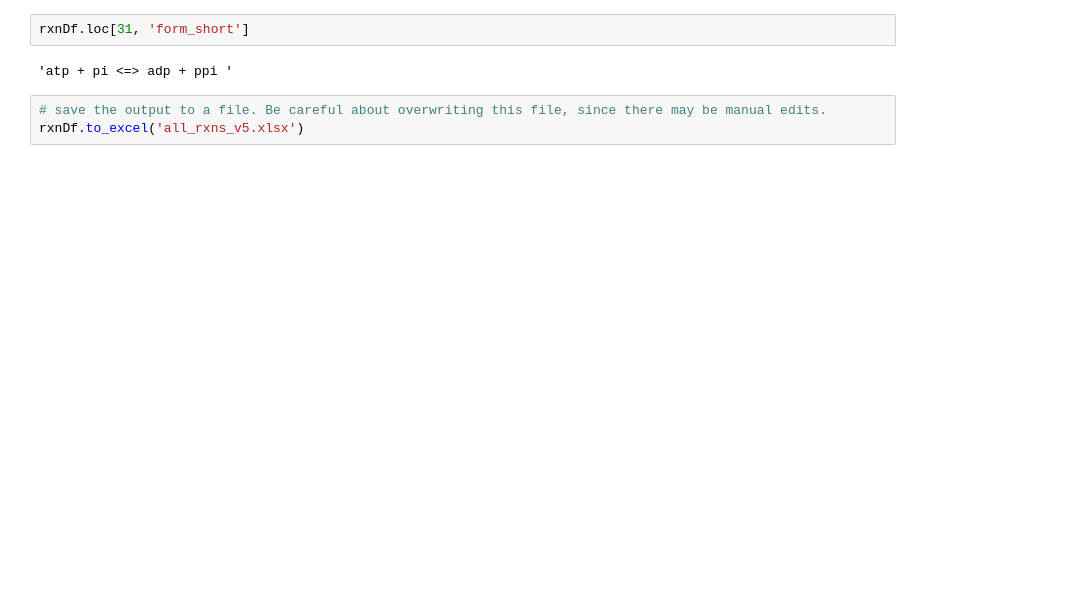
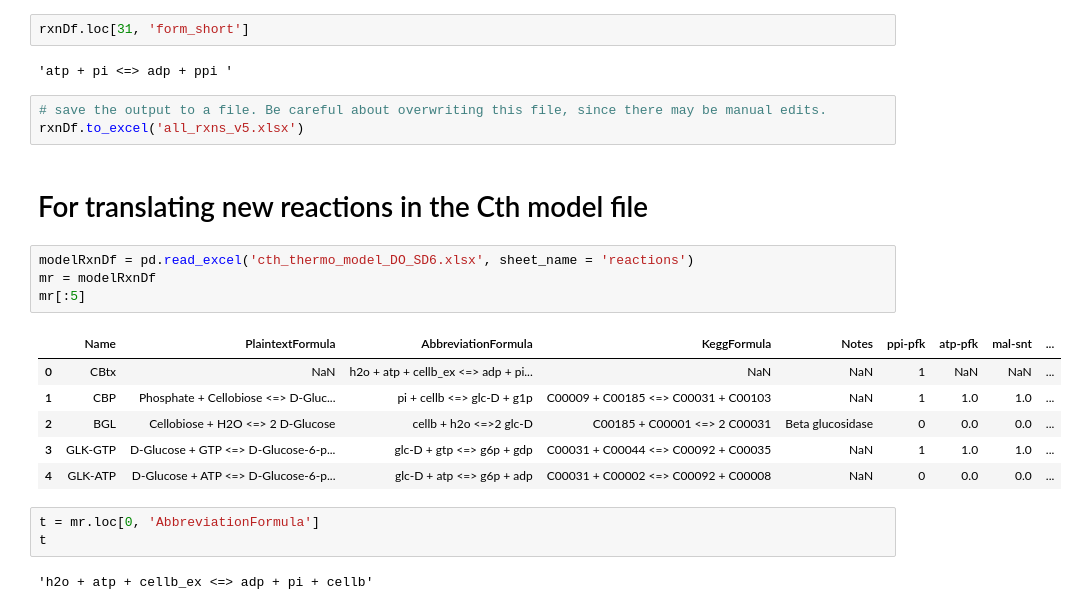
Before and after one commit to satyakamdash/Ctherm_thermo, a Jupyter notebook: Making_reactions_file.ipynb, the cells around one changed output. Cells and saved outputs as stored; diff of their text form; blank space fills up the shorter version.

```diff
--- a/Making_reactions_file.ipynb
+++ b/Making_reactions_file.ipynb
@@ -91,3 +121,21 @@ rxnDf.loc[31, 'form_short']
 # %%
 # save the output to a file. Be careful about overwriting this file, since there may be manual edits.
 rxnDf.to_excel('all_rxns_v5.xlsx')
+# %% [markdown]
+# For translating new reactions in the Cth model file
+# %%
+modelRxnDf = pd.read_excel('cth_thermo_model_DO_SD6.xlsx', sheet_name = 'reactions')
+mr = modelRxnDf
+mr[:5]
+# %% [output]
+|  | Name | PlaintextFormula | AbbreviationFormula | KeggFormula | Notes | ppi-pfk | atp-pfk | mal-snt | ... |
+| 0 | CBtx | NaN | h2o + atp + cellb_ex <=> adp + pi... | NaN | NaN | 1 | NaN | NaN | ... |
+| 1 | CBP | Phosphate + Cellobiose <=> D-Gluc... | pi + cellb <=> glc-D + g1p | C00009 + C00185 <=> C00031 + C00103 | NaN | 1 | 1.0 | 1.0 | ... |
+| 2 | BGL | Cellobiose + H2O <=> 2 D-Glucose | cellb + h2o <=>2 glc-D | C00185 + C00001 <=> 2 C00031 | Beta glucosidase | 0 | 0.0 | 0.0 | ... |
+| 3 | GLK-GTP | D-Glucose + GTP <=> D-Glucose-6-p... | glc-D + gtp <=> g6p + gdp | C00031 + C00044 <=> C00092 + C00035 | NaN | 1 | 1.0 | 1.0 | ... |
+| 4 | GLK-ATP | D-Glucose + ATP <=> D-Glucose-6-p... | glc-D + atp <=> g6p + adp | C00031 + C00002 <=> C00092 + C00008 | NaN | 0 | 0.0 | 0.0 | ... |
+# %%
+t = mr.loc[0, 'AbbreviationFormula']
+t
+# %% [output]
+'h2o + atp + cellb_ex <=> adp + pi + cellb'
```
Also changed, not shown: parts of 3 cells of this notebook, 12 other files.
